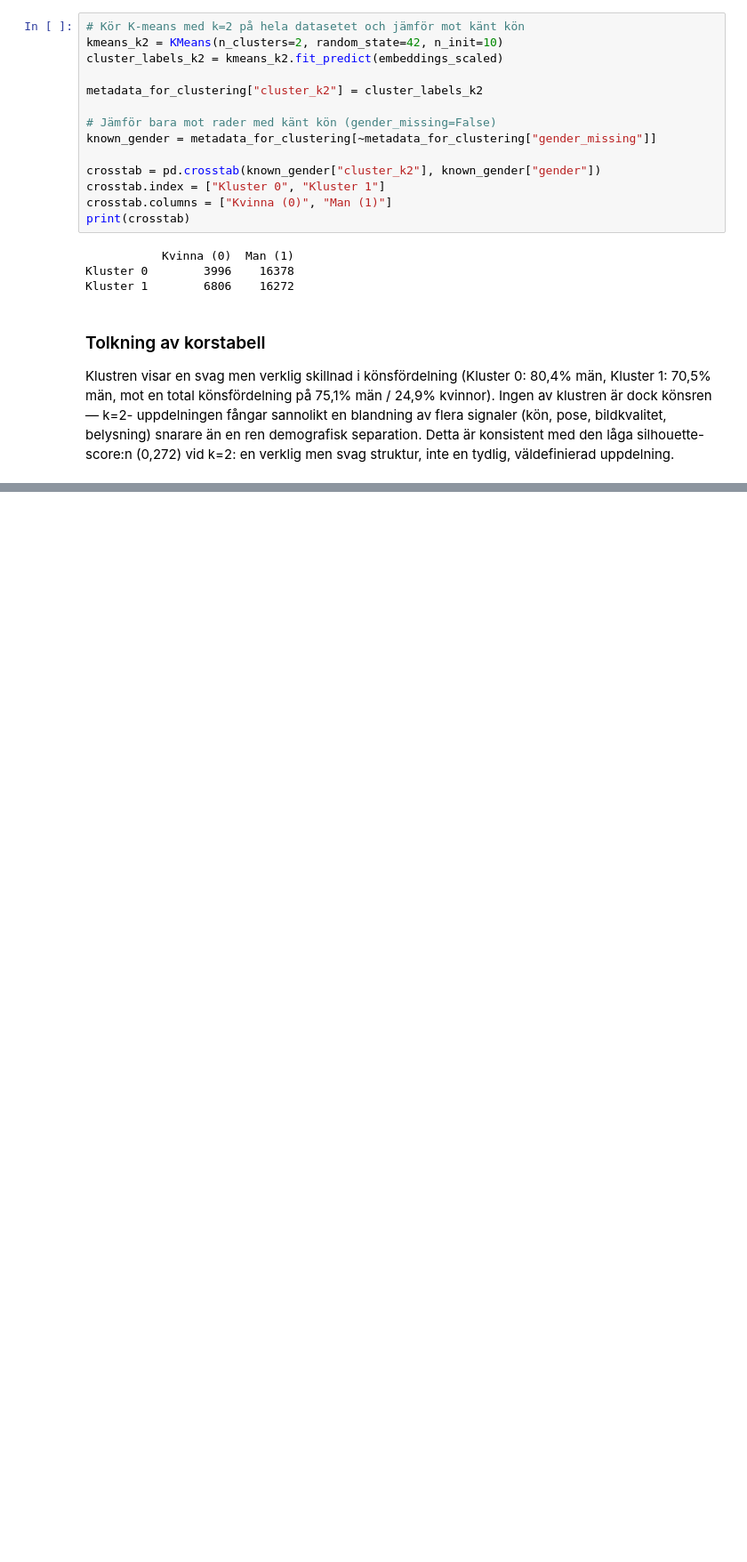
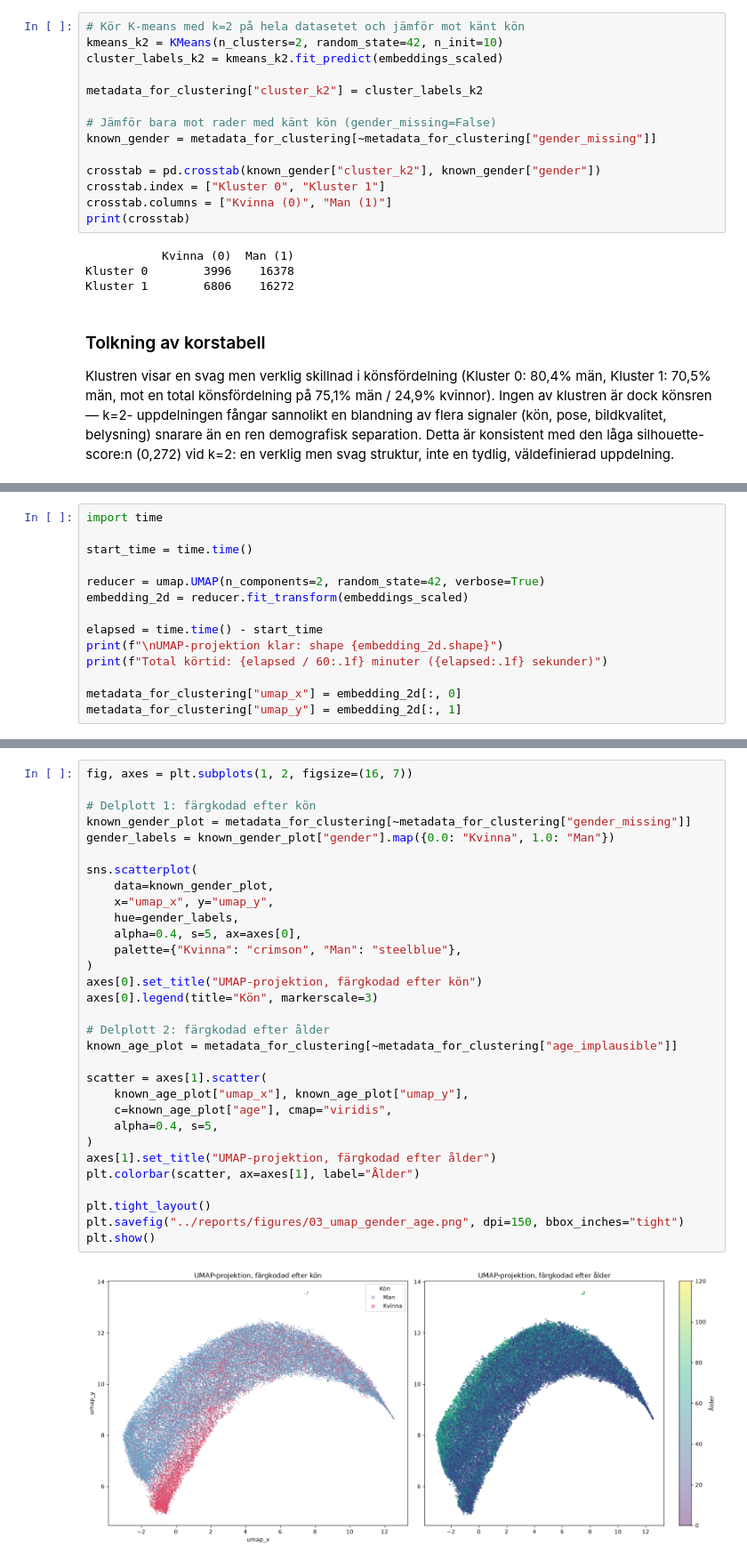
Before and after one commit to nicklasskoglund/biometric-access-terminal, a Jupyter notebook: notebooks/03_unsupervised_clustering.ipynb, the cells around one changed output, grey strips where cells are left out. Shown at 89% size. Cells and saved outputs as stored; diff of their text form; blank space fills up the shorter version.

Commit message:
feat: visualize UMAP projection colored by gender and age

```diff
--- a/notebooks/03_unsupervised_clustering.ipynb
+++ b/notebooks/03_unsupervised_clustering.ipynb
@@ -516,0 +535,14 @@ väldefinierad uppdelning.
+# %%
+import time
+
+start_time = time.time()
+
+reducer = umap.UMAP(n_components=2, random_state=42, verbose=True)
+embedding_2d = reducer.fit_transform(embeddings_scaled)
+
+elapsed = time.time() - start_time
+print(f"\nUMAP-projektion klar: shape {embedding_2d.shape}")
+print(f"Total körtid: {elapsed / 60:.1f} minuter ({elapsed:.1f} sekunder)")
+
+metadata_for_clustering["umap_x"] = embedding_2d[:, 0]
+metadata_for_clustering["umap_y"] = embedding_2d[:, 1]
@@ -516,0 +593,33 @@ väldefinierad uppdelning.
+# %%
+fig, axes = plt.subplots(1, 2, figsize=(16, 7))
+
+# Delplott 1: färgkodad efter kön
+known_gender_plot = metadata_for_clustering[~metadata_for_clustering["gender_missing"]]
+gender_labels = known_gender_plot["gender"].map({0.0: "Kvinna", 1.0: "Man"})
+
+sns.scatterplot(
+    data=known_gender_plot,
+    x="umap_x", y="umap_y",
+    hue=gender_labels,
+    alpha=0.4, s=5, ax=axes[0],
+    palette={"Kvinna": "crimson", "Man": "steelblue"},
+)
+axes[0].set_title("UMAP-projektion, färgkodad efter kön")
+axes[0].legend(title="Kön", markerscale=3)
+
+# Delplott 2: färgkodad efter ålder
+known_age_plot = metadata_for_clustering[~metadata_for_clustering["age_implausible"]]
+
+scatter = axes[1].scatter(
+    known_age_plot["umap_x"], known_age_plot["umap_y"],
+    c=known_age_plot["age"], cmap="viridis",
+    alpha=0.4, s=5,
+)
+axes[1].set_title("UMAP-projektion, färgkodad efter ålder")
+plt.colorbar(scatter, ax=axes[1], label="Ålder")
+
+plt.tight_layout()
+plt.savefig("../reports/figures/03_umap_gender_age.png", dpi=150, bbox_inches="tight")
+plt.show()
+# %% [output]
+[figure, added]
```
Also changed, not shown: parts of 5 cells of this notebook, 1 other file.
